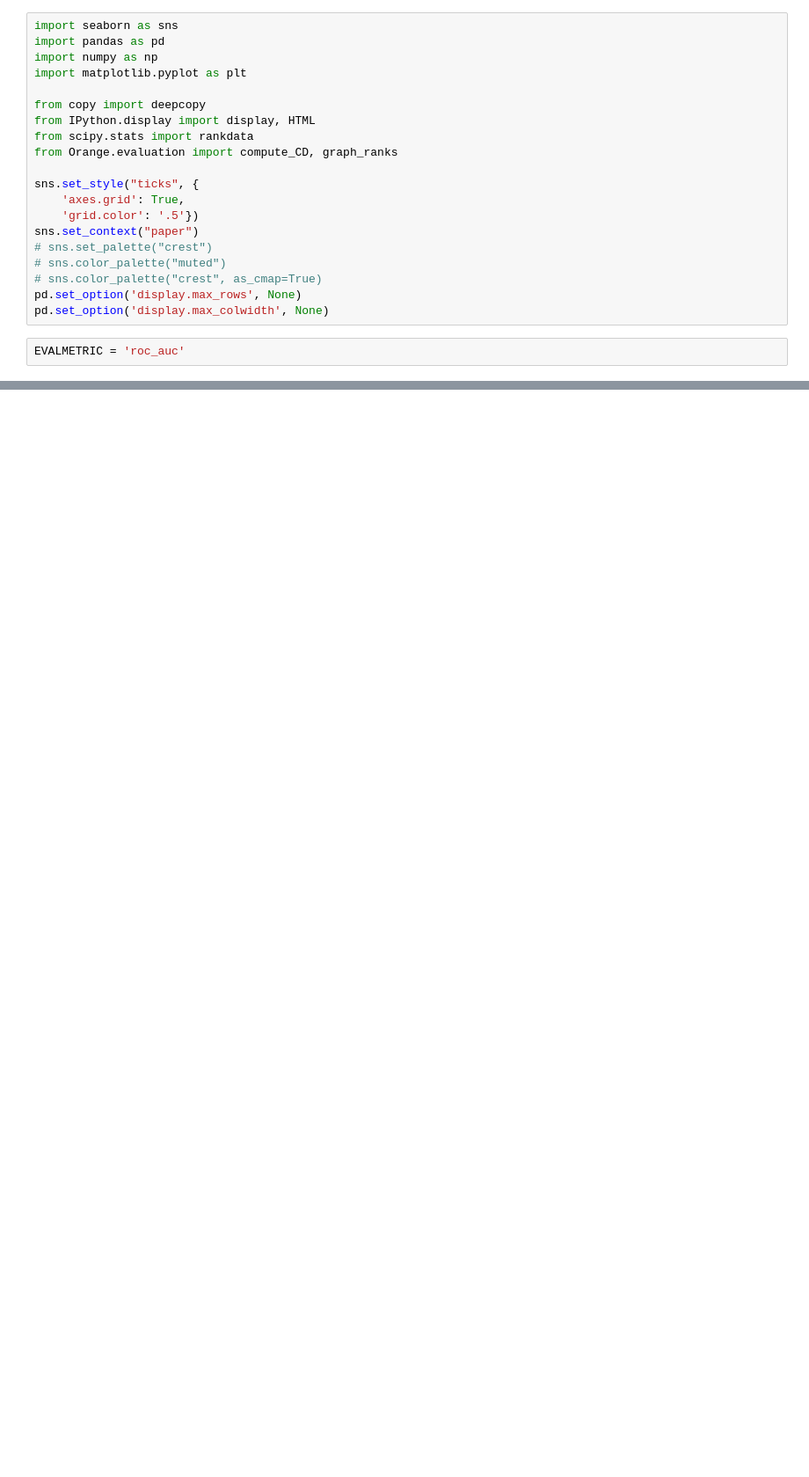
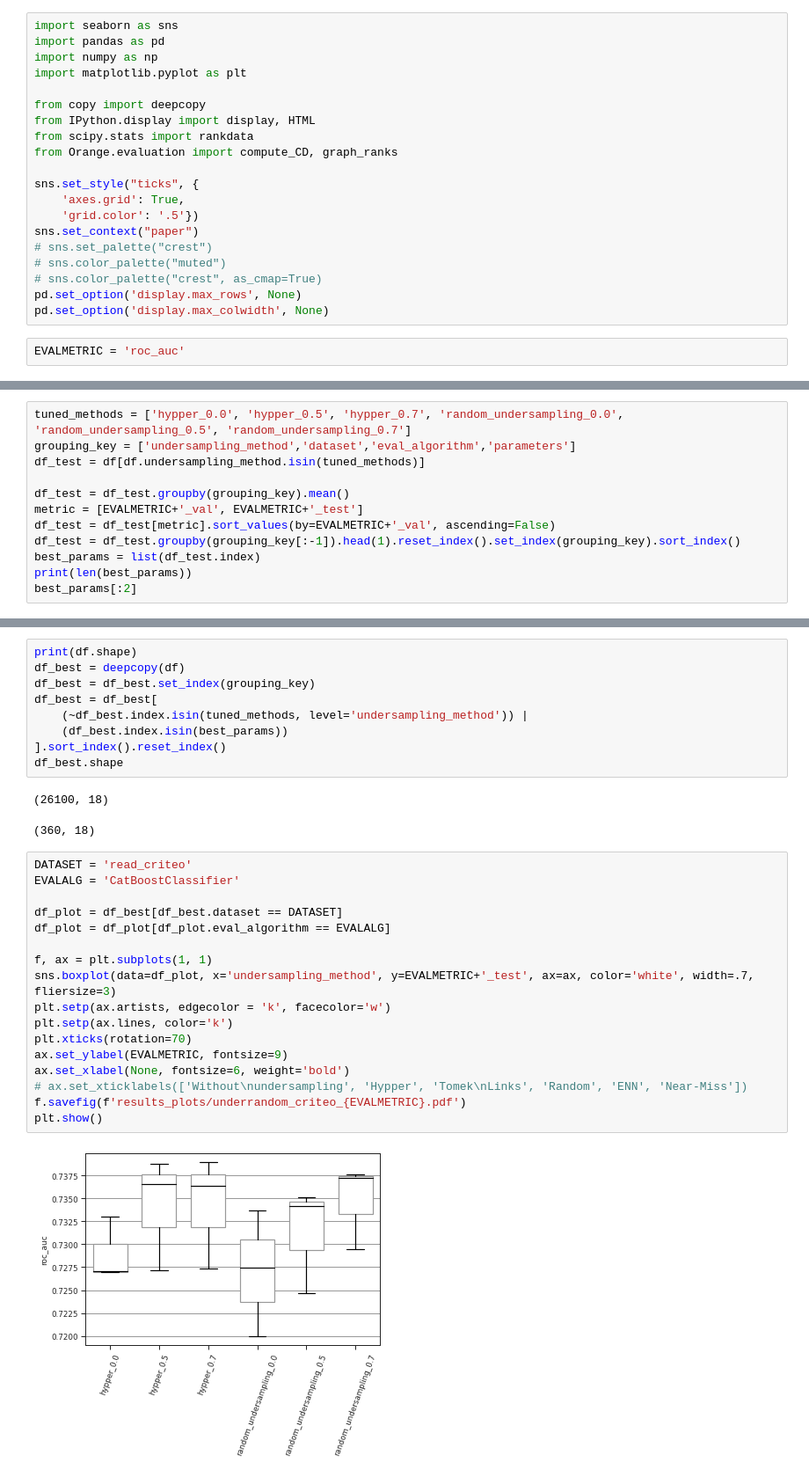
Before and after one commit to hypper-team/hypper, a Jupyter notebook: benchmarks/visualize_under.ipynb, the cells around one changed output, grey strips where cells are left out. Shown at 88% size. Cells and saved outputs as stored; diff of their text form; blank space fills up the shorter version.

```diff
--- a/benchmarks/visualize_under.ipynb
+++ b/benchmarks/visualize_under.ipynb
@@ -139,0 +164,12 @@ without_undersampling average rank: 2.1
+# %%
+tuned_methods = ['hypper_0.0', 'hypper_0.5', 'hypper_0.7', 'random_undersampling_0.0', 'random_undersampling_0.5', 'random_undersampling_0.7']
+grouping_key = ['undersampling_method','dataset','eval_algorithm','parameters']
+df_test = df[df.undersampling_method.isin(tuned_methods)]
+
+df_test = df_test.groupby(grouping_key).mean()
+metric = [EVALMETRIC+'_val', EVALMETRIC+'_test']
+df_test = df_test[metric].sort_values(by=EVALMETRIC+'_val', ascending=False)
+df_test = df_test.groupby(grouping_key[:-1]).head(1).reset_index().set_index(grouping_key).sort_index()
+best_params = list(df_test.index)
+print(len(best_params))
+best_params[:2]
@@ -139,0 +186,31 @@ without_undersampling average rank: 2.1
+# %%
+print(df.shape)
+df_best = deepcopy(df)
+df_best = df_best.set_index(grouping_key)
+df_best = df_best[
+    (~df_best.index.isin(tuned_methods, level='undersampling_method')) |
+    (df_best.index.isin(best_params))
+].sort_index().reset_index()
+df_best.shape
+# %% [output]
+(26100, 18)
+(360, 18)
+# %%
+DATASET = 'read_criteo'
+EVALALG = 'CatBoostClassifier'
+
+df_plot = df_best[df_best.dataset == DATASET]
+df_plot = df_plot[df_plot.eval_algorithm == EVALALG]
+
+f, ax = plt.subplots(1, 1)
+sns.boxplot(data=df_plot, x='undersampling_method', y=EVALMETRIC+'_test', ax=ax, color='white', width=.7, fliersize=3)
+plt.setp(ax.artists, edgecolor = 'k', facecolor='w')
+plt.setp(ax.lines, color='k')
+plt.xticks(rotation=70)
+ax.set_ylabel(EVALMETRIC, fontsize=9)
+ax.set_xlabel(None, fontsize=6, weight='bold')
+# ax.set_xticklabels(['Without\nundersampling', 'Hypper', 'Tomek\nLinks', 'Random', 'ENN', 'Near-Miss'])
+f.savefig(f'results_plots/underrandom_criteo_{EVALMETRIC}.pdf')
+plt.show()
+# %% [output]
+[figure, added]
```
Also changed, not shown: parts of 11 cells of this notebook.
